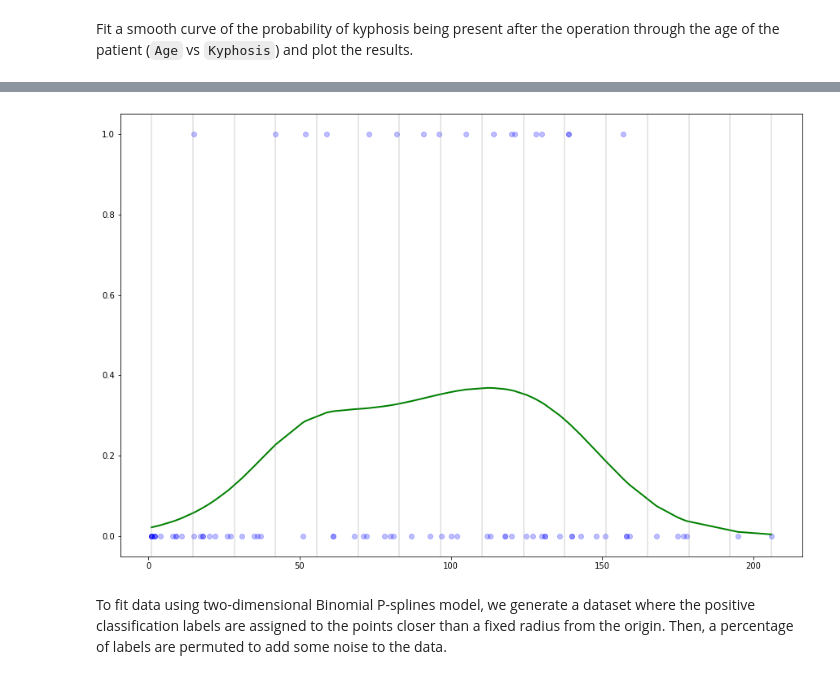
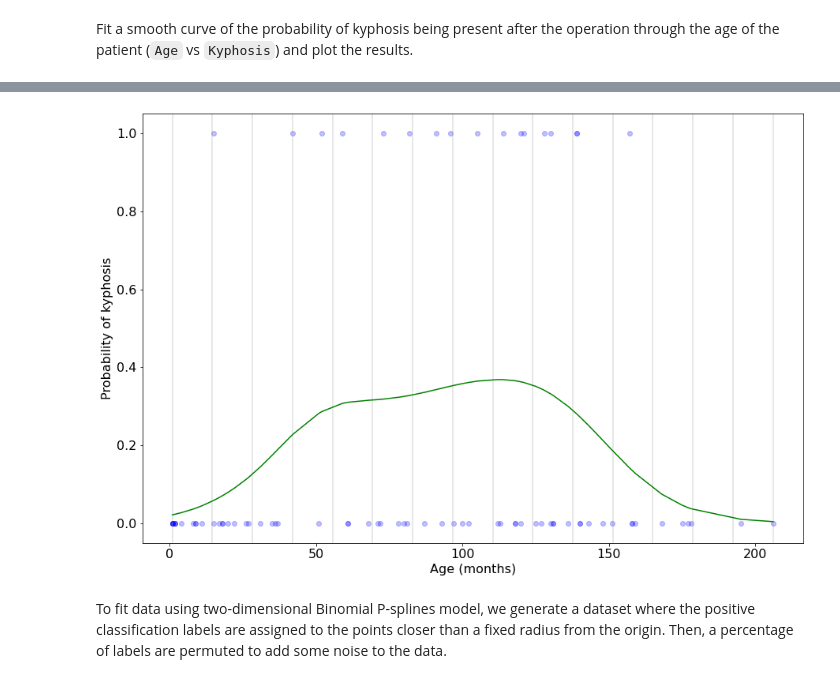
Before and after one commit to ManuelNavarroGarcia/cpsplines, a Jupyter notebook: examples/non_gaussian_data.ipynb, the cells around one changed output, grey strips where cells are left out. Drawn from its saved outputs; the diff is of its cells as text; code cells hidden in the pictures.

```diff
--- a/examples/non_gaussian_data.ipynb
+++ b/examples/non_gaussian_data.ipynb
@@ -143,16 +133,15 @@ example_4.fit(data=kyphosis[["Age", "Kyphosis"]], y_col="Kyphosis")
-# %%
-plot4 = plot_curves(
-    fittings=(example_4, ),
-    col_curve=("g", ),
-    knot_positions=True,
-    constant_constraints=True,
-    x=(kyphosis["Age"].values,),
-    y=(kyphosis["Kyphosis"].values,),
-    col_pt=("b",),
-    alpha=0.25
-)
-# %% [output]
-[figure, removed]
+# %%
+plot4 = CurvesDisplay.from_estimator(example_4,
+                                     X=kyphosis["Age"],
+                                     y=kyphosis["Kyphosis"],
+                                     knot_positions=True,
+                                     col_pt="b",
+                                     **{"c": "g"})
+_ = plot4.ax_.set_xlabel("Age (months)", fontsize=16)
+_ = plot4.ax_.set_ylabel("Probability of kyphosis", fontsize=16)
+_ = plot4.ax_.tick_params(axis='both', which='major', labelsize=16)
+# %% [output]
+[figure, added]
 # %% [markdown]
 To fit data using two-dimensional Binomial P-splines model, we generate a
 dataset where the positive classification labels are assigned to the points
```
Also changed, not shown: parts of 11 cells of this notebook.
